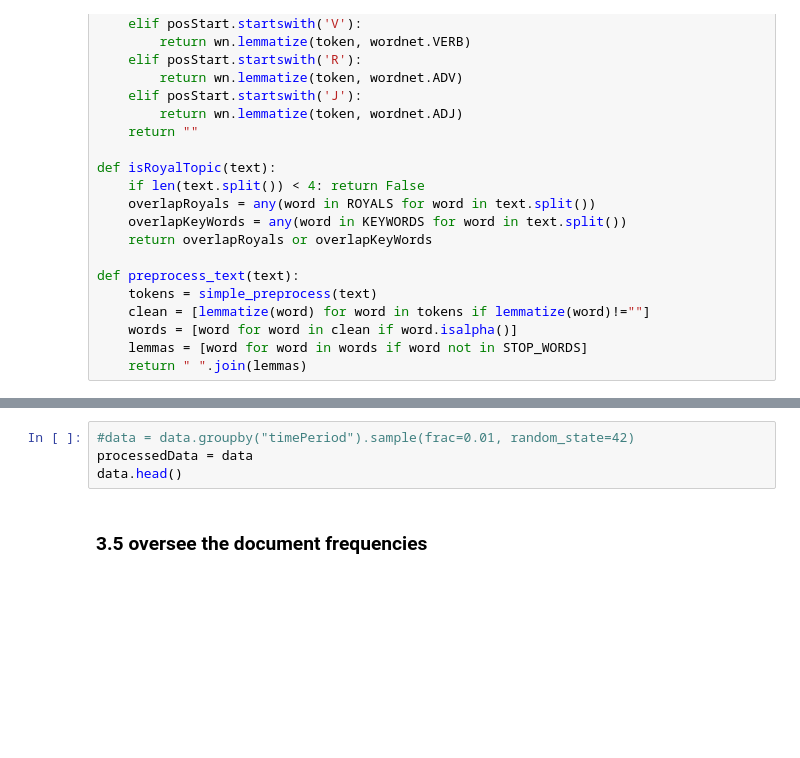
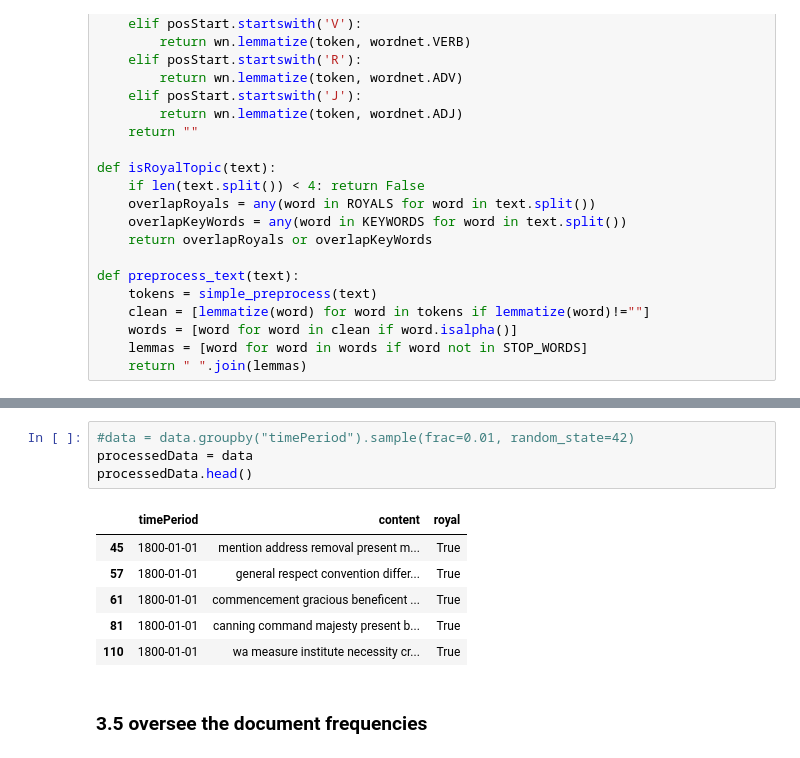
Before and after one commit to Altishofer/HansardSentimentTopicAnalysis, a Jupyter notebook: src/Pachinko_SaHu.ipynb, the cells around one changed output, grey strips where cells are left out. Drawn from its saved outputs; the diff is of its cells as text; blank space fills up the shorter version.

```diff
--- a/src/Pachinko_SaHu.ipynb
+++ b/src/Pachinko_SaHu.ipynb
@@ -189,7 +196,14 @@ data.tail()
 # %%
 #data = data.groupby("timePeriod").sample(frac=0.01, random_state=42)
 processedData = data
-data.head()
+processedData.head()
+# %% [output]
+|  | timePeriod | content | royal |
+| 45 | 1800-01-01 | mention address removal present m... | True |
+| 57 | 1800-01-01 | general respect convention differ... | True |
+| 61 | 1800-01-01 | commencement gracious beneficent ... | True |
+| 81 | 1800-01-01 | canning command majesty present b... | True |
+| 110 | 1800-01-01 | wa measure institute necessity cr... | True |
 # %% [markdown]
 ### 3.5 oversee the document frequencies
 # %%
```
Also changed, not shown: parts of 17 cells of this notebook, 1 other file.
